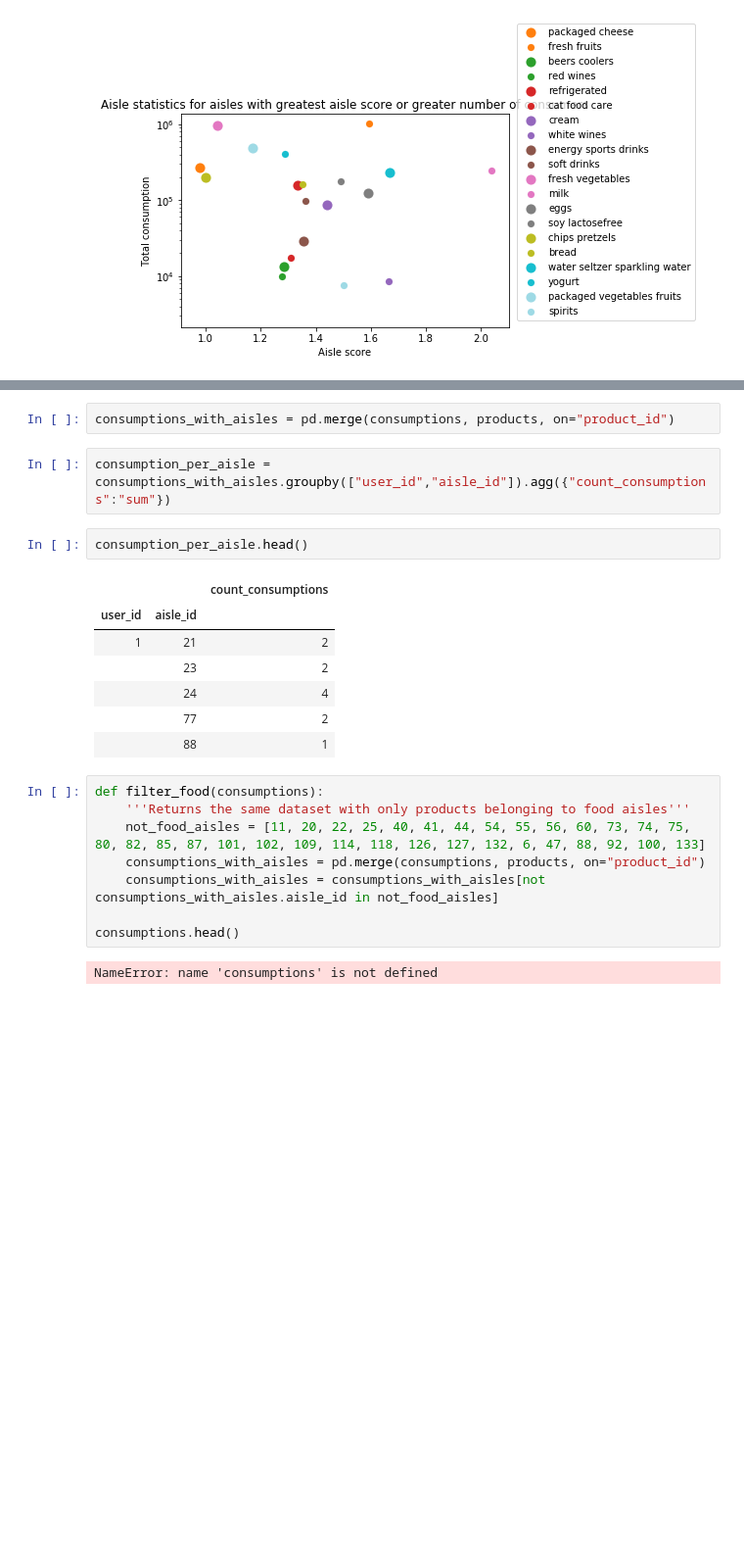
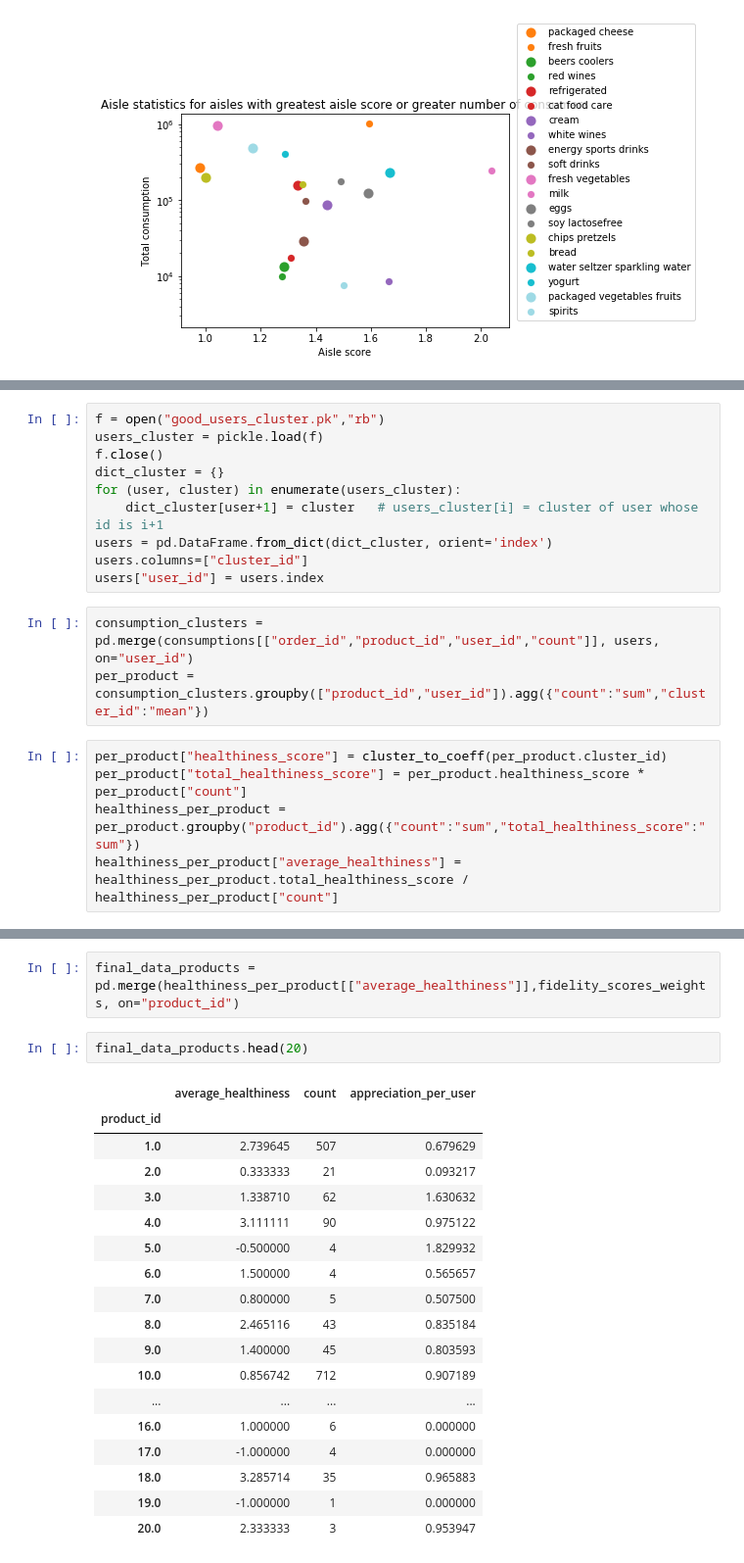
Before and after one commit to auriane81/epfl-ada-ada-2019-project-adax, a Jupyter notebook: project_Pierre.ipynb, the cells around one changed output, grey strips where cells are left out. Shown at 98% size. Saved outputs shown, nothing was run; the diff lists cells and outputs as text; blank space fills up the shorter version.

Commit message:
Product healthiness + score OK

```diff
--- a/project_Pierre.ipynb
+++ b/project_Pierre.ipynb
@@ -403,0 +276,18 @@ nb_consumptions.head()
+# %%
+f = open("good_users_cluster.pk","rb")
+users_cluster = pickle.load(f)
+f.close()
+dict_cluster = {}
+for (user, cluster) in enumerate(users_cluster):
+    dict_cluster[user+1] = cluster   # users_cluster[i] = cluster of user whose id is i+1
+users = pd.DataFrame.from_dict(dict_cluster, orient='index')
+users.columns=["cluster_id"]
+users["user_id"] = users.index
+# %%
+consumption_clusters = pd.merge(consumptions[["order_id","product_id","user_id","count"]], users, on="user_id")
+per_product = consumption_clusters.groupby(["product_id","user_id"]).agg({"count":"sum","cluster_id":"mean"})
+# %%
+per_product["healthiness_score"] = cluster_to_coeff(per_product.cluster_id)
+per_product["total_healthiness_score"] = per_product.healthiness_score * per_product["count"]
+healthiness_per_product = per_product.groupby("product_id").agg({"count":"sum","total_healthiness_score":"sum"})
+healthiness_per_product["average_healthiness"] = healthiness_per_product.total_healthiness_score / healthiness_per_product["count"]
@@ -404,24 +308,23 @@ nb_consumptions.head()
 # %%
-consumptions_with_aisles = pd.merge(consumptions, products, on="product_id")
+final_data_products = pd.merge(healthiness_per_product[["average_healthiness"]],fidelity_scores_weights, on="product_id")
-# %%
-consumption_per_aisle = consumptions_with_aisles.groupby(["user_id","aisle_id"]).agg({"count_consumptions":"sum"})
-# %%
-consumption_per_aisle.head()
-# %% [output]
-|  |  | count_consumptions |
-| user_id | aisle_id |  |
-| 1 | 21 | 2 |
-|  | 23 | 2 |
-|  | 24 | 4 |
-|  | 77 | 2 |
-|  | 88 | 1 |
-# %%
-def filter_food(consumptions):
-    '''Returns the same dataset with only products belonging to food aisles'''
-    not_food_aisles = [11, 20, 22, 25, 40, 41, 44, 54, 55, 56, 60, 73, 74, 75, 80, 82, 85, 87, 101, 102, 109, 114, 118, 126, 127, 132, 6, 47, 88, 92, 100, 133]
-    consumptions_with_aisles = pd.merge(consumptions, products, on="product_id")
-    consumptions_with_aisles = consumptions_with_aisles[not consumptions_with_aisles.aisle_id in not_food_aisles]
-
-consumptions.head()
-# %% [output]
-NameError: name 'consumptions' is not defined
+# %%
+final_data_products.head(20)
+# %% [output]
+|  | average_healthiness | count | appreciation_per_user |
+| product_id |  |  |  |
+| 1.0 | 2.739645 | 507 | 0.679629 |
+| 2.0 | 0.333333 | 21 | 0.093217 |
+| 3.0 | 1.338710 | 62 | 1.630632 |
+| 4.0 | 3.111111 | 90 | 0.975122 |
+| 5.0 | -0.500000 | 4 | 1.829932 |
+| 6.0 | 1.500000 | 4 | 0.565657 |
+| 7.0 | 0.800000 | 5 | 0.507500 |
+| 8.0 | 2.465116 | 43 | 0.835184 |
+| 9.0 | 1.400000 | 45 | 0.803593 |
+| 10.0 | 0.856742 | 712 | 0.907189 |
+| ... | ... | ... | ... |
+| 16.0 | 1.000000 | 6 | 0.000000 |
+| 17.0 | -1.000000 | 4 | 0.000000 |
+| 18.0 | 3.285714 | 35 | 0.965883 |
+| 19.0 | -1.000000 | 1 | 0.000000 |
+| 20.0 | 2.333333 | 3 | 0.953947 |
```
Also changed, not shown: parts of 20 cells of this notebook.
